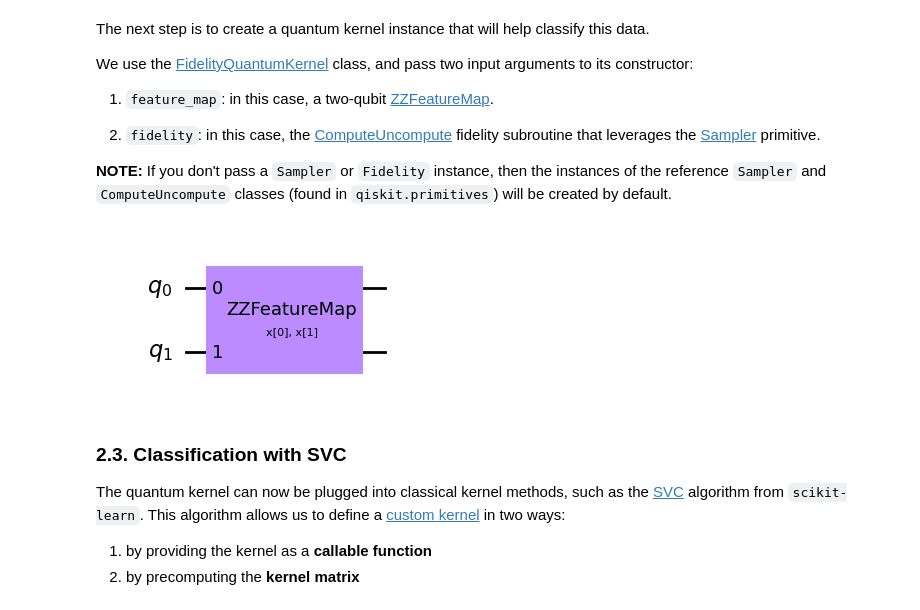
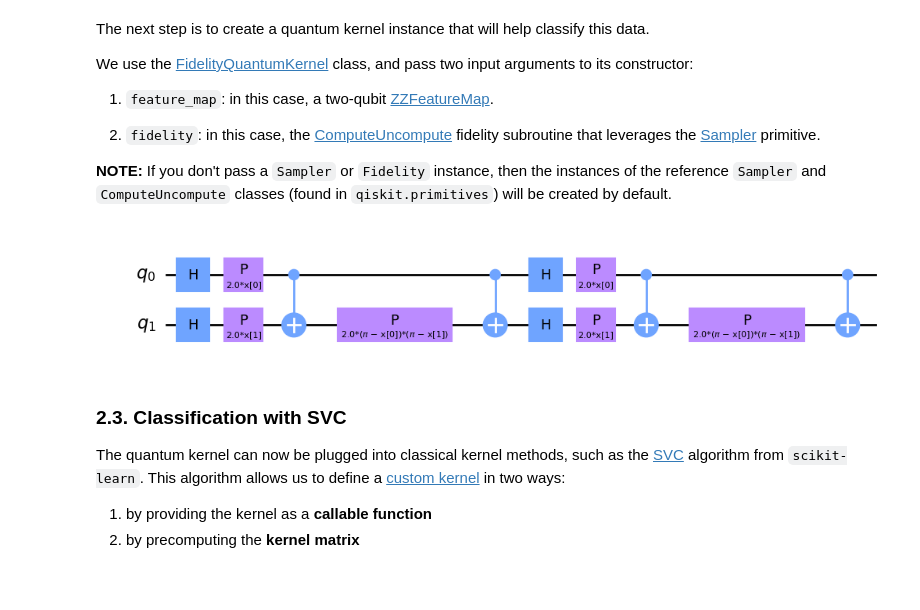
Before and after one commit to BStar14/2024-Yonsei-WS, a Jupyter notebook: notebooks/week3.ipynb, the cells around one changed output. Drawn from its saved outputs; the diff is of its cells as text; code cells hidden in the pictures; blank space fills up the shorter version.

```diff
--- a/notebooks/week3.ipynb
+++ b/notebooks/week3.ipynb
@@ -273,11 +273,11 @@ We use the [FidelityQuantumKernel](https://qiskit.org/ecosystem/machine-learning
 # %%
 from qiskit.circuit.library import ZZFeatureMap
 
 # ZZFeatureMap 회로를 불러옵니다
 adhoc_feature_map = ZZFeatureMap(feature_dimension=adhoc_dimension, reps=2, entanglement="linear")
-adhoc_feature_map.draw('mpl')
+adhoc_feature_map.decompose(reps=1).draw('mpl')
 # %% [output]
-[figure, old version]
+[figure, new version]
 # %%
 from qiskit.primitives import Sampler
 from qiskit_algorithms.state_fidelities import ComputeUncompute
```
Also changed, not shown: parts of 8 cells of this notebook.
